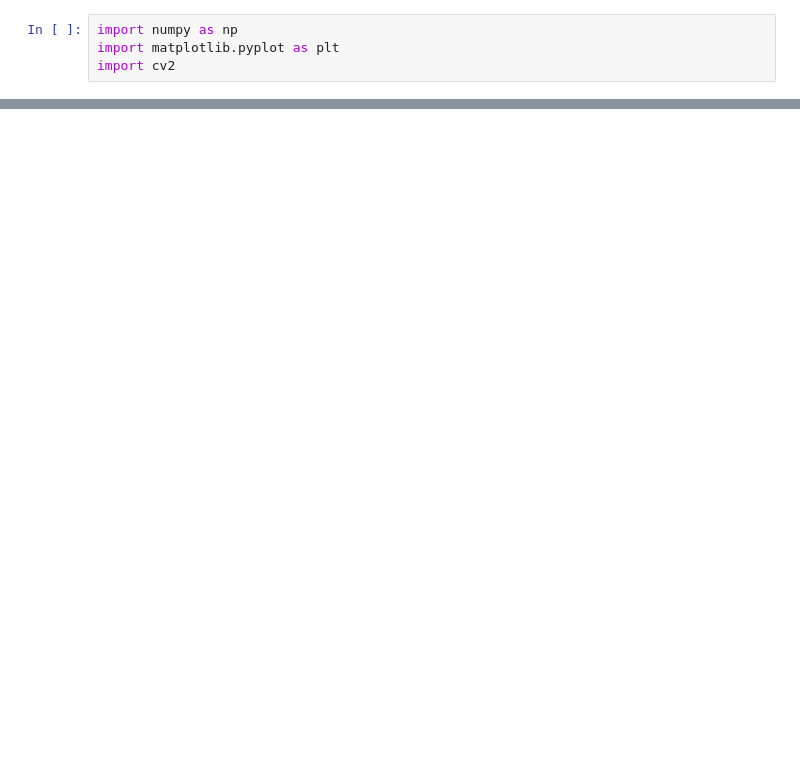
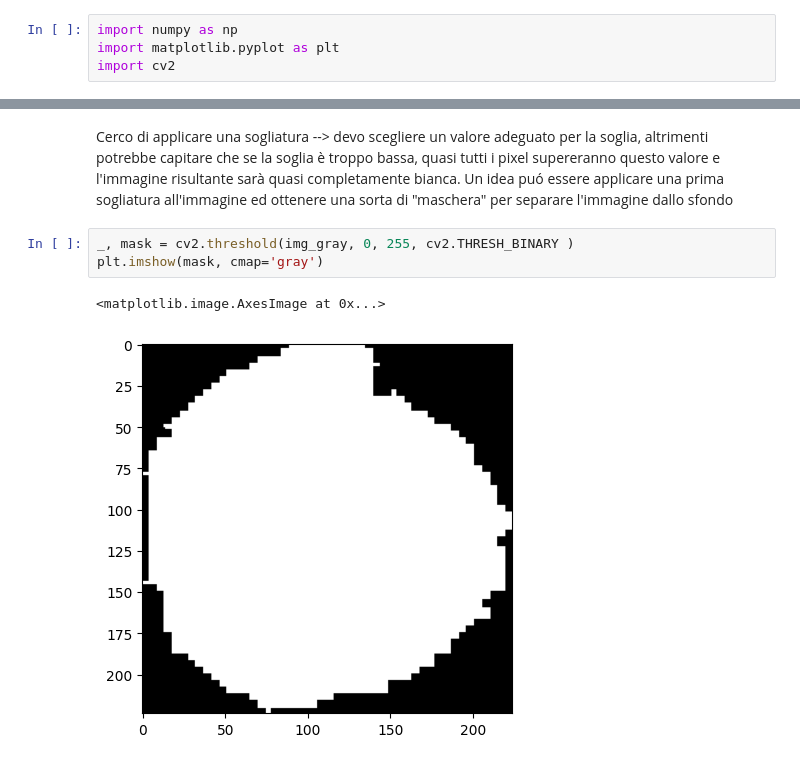
Before and after one commit to GiuuGpEEp/TerzoAnnoUni, a Jupyter notebook: FESI/Progetto/ProvaNotebook.ipynb, the cells around one changed output, grey strips where cells are left out. Drawn from its saved outputs; the diff is of its cells as text; blank space fills up the shorter version.

```diff
--- a/FESI/Progetto/ProvaNotebook.ipynb
+++ b/FESI/Progetto/ProvaNotebook.ipynb
@@ -30,0 +48,9 @@ plt.hist(resized.ravel(), bins=128, density=True, color='r');
+# %% [markdown]
+Cerco di applicare una sogliatura --> devo scegliere un valore adeguato per la soglia, altrimenti potrebbe capitare che se la soglia è troppo bassa, quasi tutti i pixel supereranno questo valore e l'immagine risultante sarà quasi completamente bianca.
+Un idea puó essere applicare una prima sogliatura all'immagine ed ottenere una sorta di "maschera" per separare l'immagine dallo sfondo
+# %%
+_, mask = cv2.threshold(img_gray, 0, 255, cv2.THRESH_BINARY )
+plt.imshow(mask, cmap='gray')
+# %% [output]
+<matplotlib.image.AxesImage at 0x...>
+[figure, added]
```
Also changed, not shown: parts of 6 cells of this notebook.
